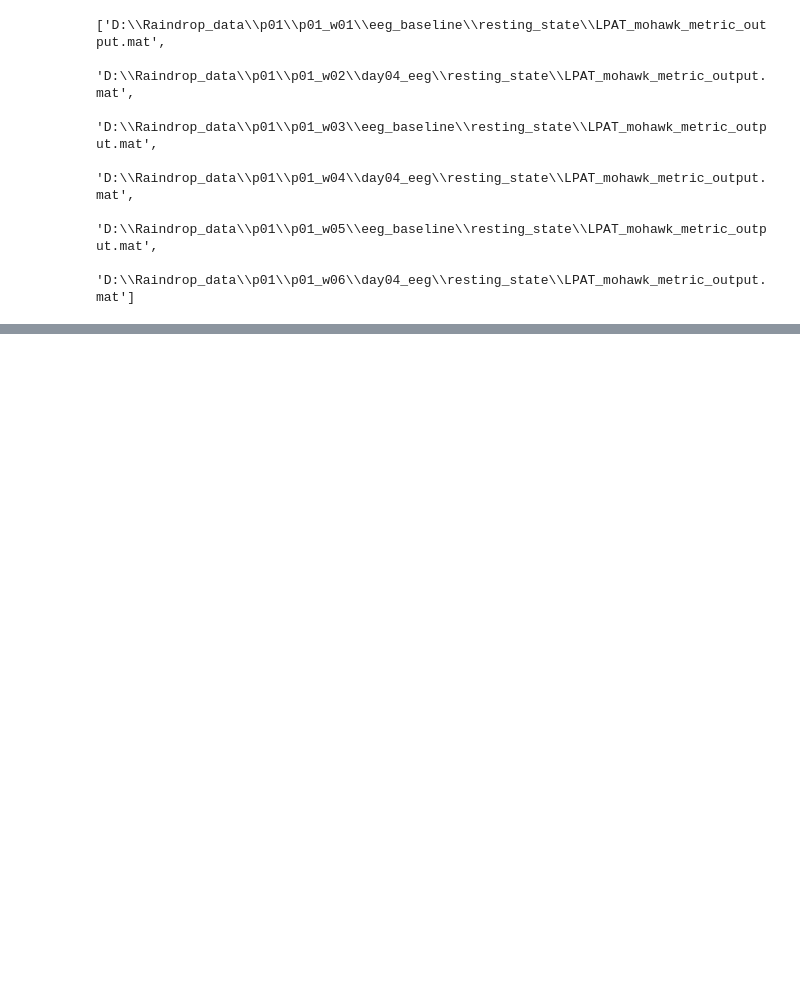
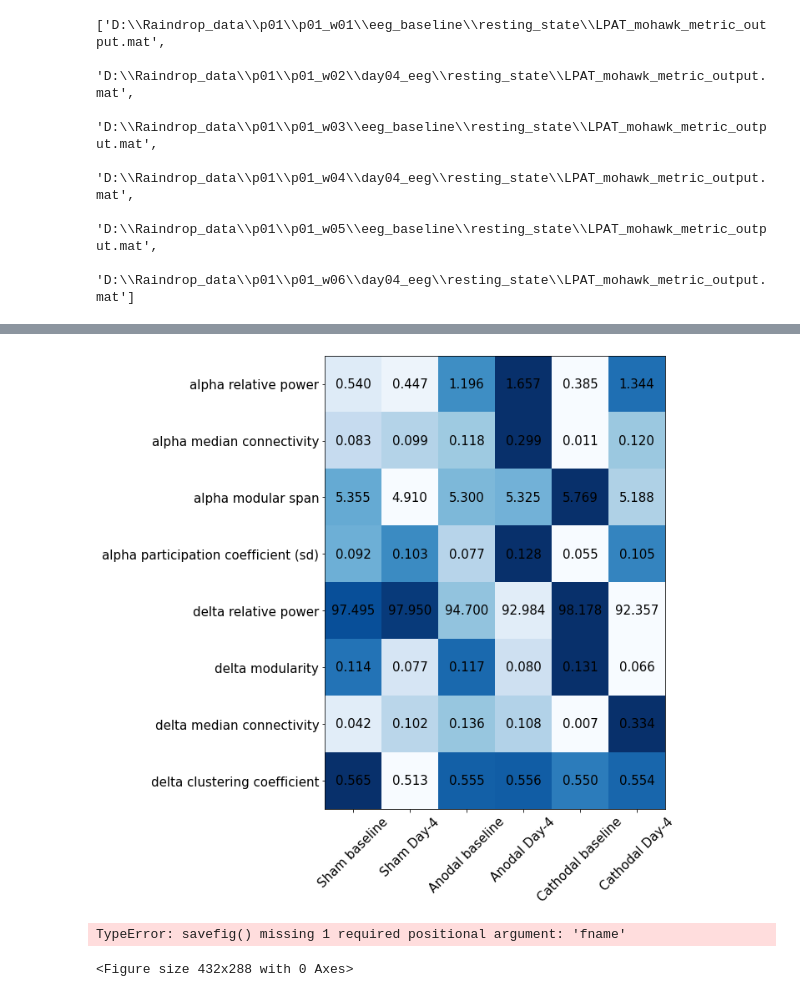
Before and after one commit to davide-aloi/raindrop_analyses_fmri_eeg, a Jupyter notebook: eeg/eeg_rest/visualise_MOHAWK_results.ipynb, the cells around one changed output, grey strips where cells are left out. Cells and saved outputs as stored; diff of their text form; code cells hidden in the pictures; blank space fills up the shorter version.

Commit message:
mohawk results added

```diff
--- a/eeg/eeg_rest/visualise_MOHAWK_results.ipynb
+++ b/eeg/eeg_rest/visualise_MOHAWK_results.ipynb
@@ -48,0 +67,13 @@ mohawk_mat = scipy.io.loadmat(files[0])
+# %%
+col_names = ['alpha relative power', 'alpha median connectivity',
+                                         'alpha modular span', 'alpha participation coefficient (sd)',
+                                         'delta relative power', 'delta modularity', 'delta median connectivity',
+                                         'delta clustering coefficient']
+
+condition_names = ['Sham baseline','Sham Day-4','Anodal baseline' ,'Anodal Day-4', 'Cathodal baseline', 'Cathodal Day-4']
+
+all_results = pd.DataFrame(data.T, columns = col_names)
+all_results = all_results.T
+all_results.rename(columns = {0:condition_names[0], 1:condition_names[1],
+                              2:condition_names[2], 3:condition_names[3],
+                              4:condition_names[4], 5:condition_names[5]}, inplace = True)
@@ -49 +92,67 @@ mohawk_mat = scipy.io.loadmat(files[0])
+# %%
+colormap = plt.cm.Blues
+fix, ax = plt.subplots(figsize = (18, 10))
+plt.rcParams.update({'font.size': 15})
+
+data_array = data
+
+from numpy.ma import masked_array
+masked_array_data = np.zeros(data_array.shape)
+masked_array_data[0,:] = data[0]
+masked_array_data = masked_array(masked_array_data, masked_array_data == 0)
+s1 = ax.imshow(masked_array_data, cmap = plt.cm.Blues)
+
+
+
+masked_array_data = np.zeros(data_array.shape)
+masked_array_data[1,:] = data[1]
+masked_array_data = masked_array(masked_array_data, masked_array_data == 0)
+s2 = ax.imshow(masked_array_data, cmap = plt.cm.Blues)
+
+masked_array_data = np.zeros(data_array.shape)
+masked_array_data[2,:] = data[2]
+masked_array_data = masked_array(masked_array_data, masked_array_data == 0)
+s3 = ax.imshow(masked_array_data, cmap = plt.cm.Blues)
+
+masked_array_data = np.zeros(data_array.shape)
+masked_array_data[3,:] = data[3]
+masked_array_data = masked_array(masked_array_data, masked_array_data == 0)
+s4 = ax.imshow(masked_array_data, cmap = plt.cm.Blues)
+
+masked_array_data = np.zeros(data_array.shape)
+masked_array_data[4,:] = data[4]
+masked_array_data = masked_array(masked_array_data, masked_array_data == 0)
+s5 = ax.imshow(masked_array_data, cmap = plt.cm.Blues)
+
+masked_array_data = np.zeros(data_array.shape)
+masked_array_data[5,:] = data[5]
+masked_array_data = masked_array(masked_array_data, masked_array_data == 0)
+s6 = ax.imshow(masked_array_data, cmap = plt.cm.Blues)
+
+masked_array_data = np.zeros(data_array.shape)
+masked_array_data[6,:] = data[6]
+masked_array_data = masked_array(masked_array_data, masked_array_data == 0)
+s7 = ax.imshow(masked_array_data, cmap = plt.cm.Blues)
+
+masked_array_data = np.zeros(data_array.shape)
+masked_array_data[7,:] = data[7]
+masked_array_data = masked_array(masked_array_data, masked_array_data == 0)
+s8 = ax.imshow(masked_array_data, cmap = plt.cm.Blues)
+
+
+for (i, j), z in np.ndenumerate(data_array):
+    ax.text(j, i, '{:0.03f}'.format(z), ha='center', va='center')
+
+plt.xticks(np.arange(0, data_array.shape[1]))
+ax.set_xticklabels(condition_names)
+plt.yticks(np.arange(0, data_array.shape[0]))
+ax.set_yticklabels(col_names)
+plt.xticks(rotation=45)
+
+plt.show()
+plt.savefig(dpi=300)
+# %% [output]
+[figure, added]
+TypeError: savefig() missing 1 required positional argument: 'fname'
+<Figure size 432x288 with 0 Axes>
 # %%
```
Also changed, not shown: parts of 7 cells of this notebook, 1 other file.
